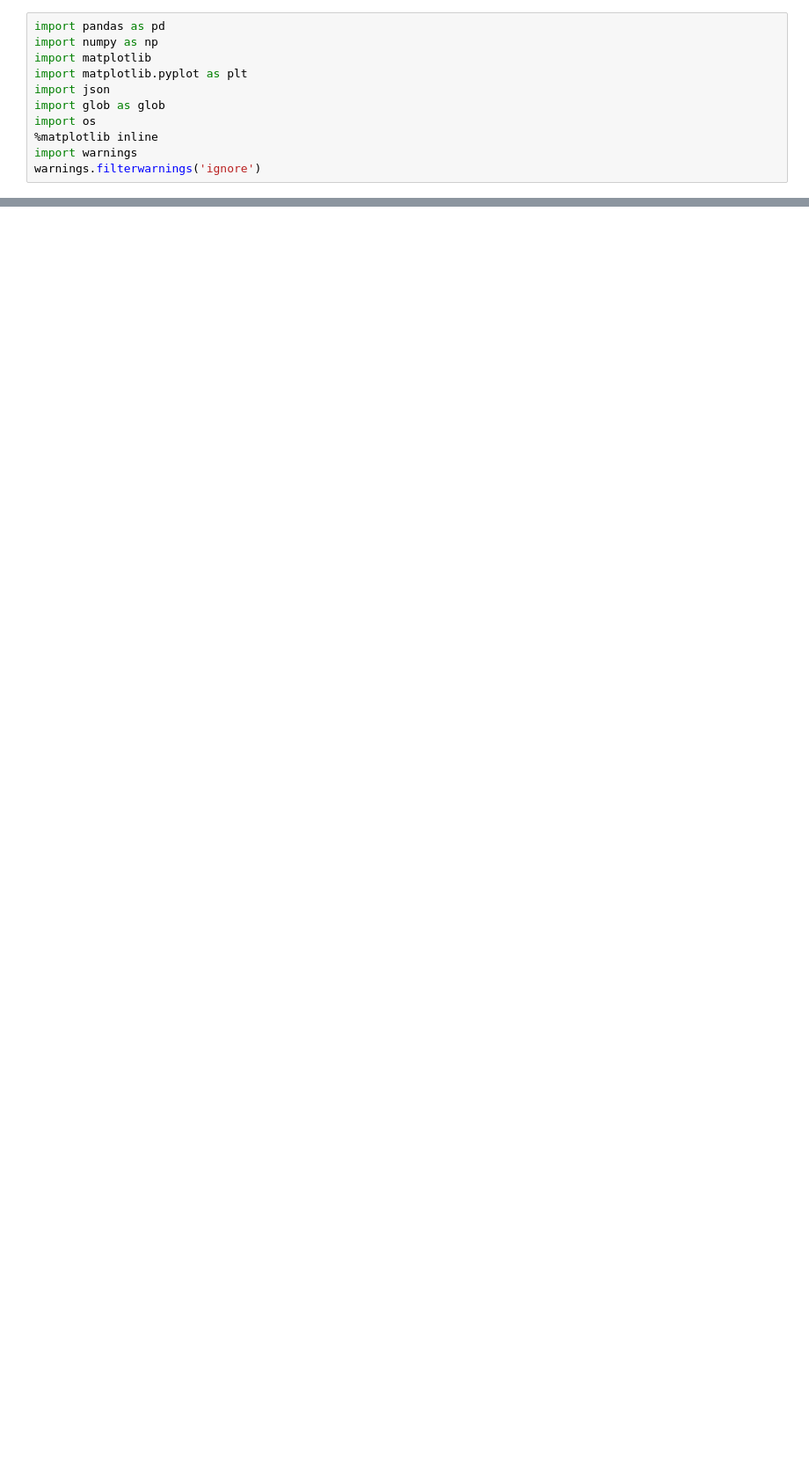
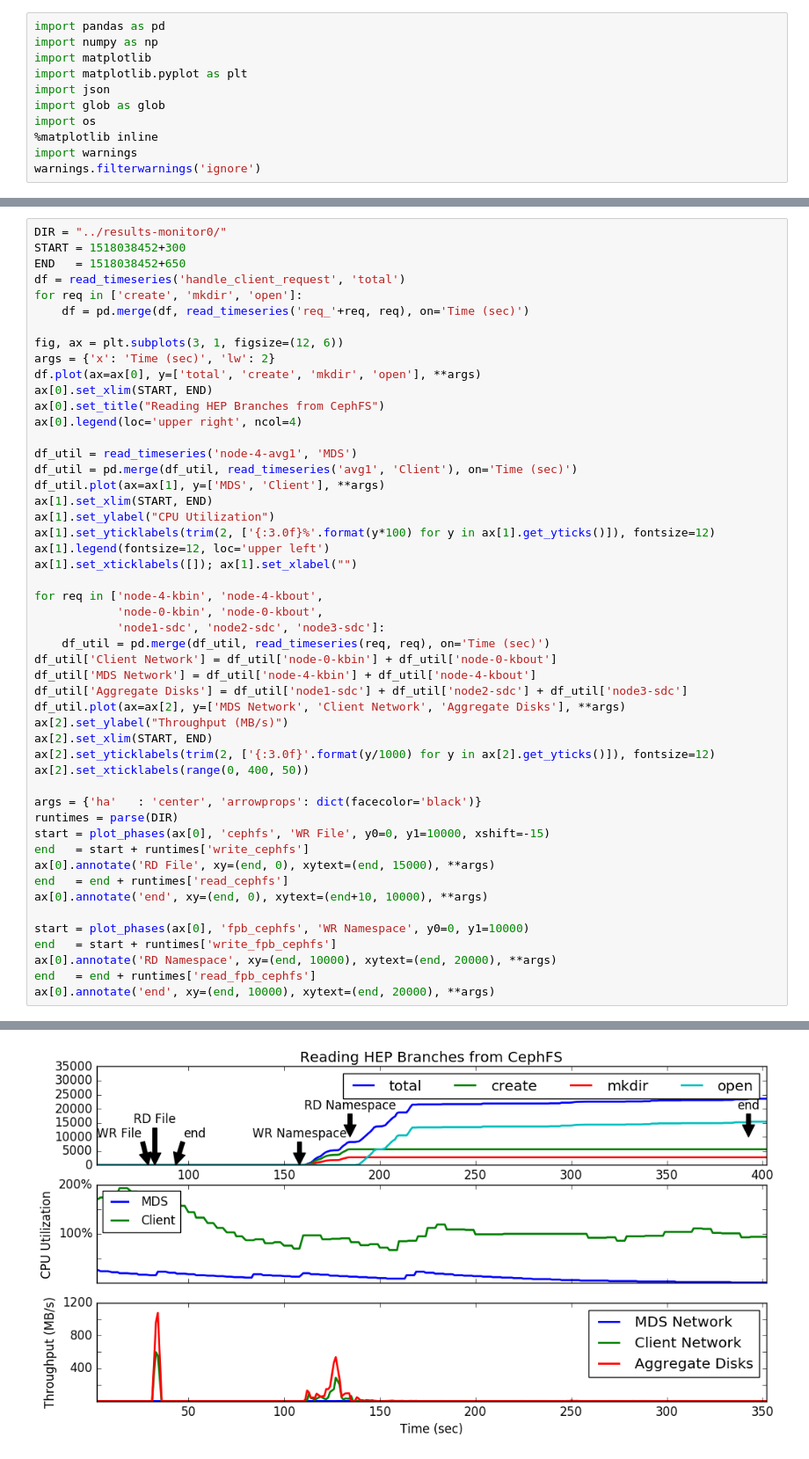
Before and after one commit to michaelsevilla/paulocto-popper, a Jupyter notebook: pipelines/hep/visualize/viz-rsrc.ipynb, the cells around one changed output, grey strips where cells are left out. Shown: that part at 88% size. Drawn from its saved outputs; the diff is of its cells as text; blank space fills up the shorter version.

```diff
--- a/pipelines/hep/visualize/viz-rsrc.ipynb
+++ b/pipelines/hep/visualize/viz-rsrc.ipynb
@@ -63,3 +61,54 @@ def parse(expdir):
         d['run'] = 0
         df = df.append(d, ignore_index=True)
     return df.pivot(index='run', values='rtime', columns='job')
+# %%
+DIR = "../results-monitor0/"
+START = 1518038452+300
+END   = 1518038452+650
+df = read_timeseries('handle_client_request', 'total')
+for req in ['create', 'mkdir', 'open']:
+    df = pd.merge(df, read_timeseries('req_'+req, req), on='Time (sec)')
+
+fig, ax = plt.subplots(3, 1, figsize=(12, 6))
+args = {'x': 'Time (sec)', 'lw': 2}
+df.plot(ax=ax[0], y=['total', 'create', 'mkdir', 'open'], **args)
+ax[0].set_xlim(START, END)
+ax[0].set_title("Reading HEP Branches from CephFS")
+ax[0].legend(loc='upper right', ncol=4)
+
+df_util = read_timeseries('node-4-avg1', 'MDS')
+df_util = pd.merge(df_util, read_timeseries('avg1', 'Client'), on='Time (sec)')
+df_util.plot(ax=ax[1], y=['MDS', 'Client'], **args)
+ax[1].set_xlim(START, END)
+ax[1].set_ylabel("CPU Utilization")
+ax[1].set_yticklabels(trim(2, ['{:3.0f}%'.format(y*100) for y in ax[1].get_yticks()]), fontsize=12)
+ax[1].legend(fontsize=12, loc='upper left')
+ax[1].set_xticklabels([]); ax[1].set_xlabel("")
+
+for req in ['node-4-kbin', 'node-4-kbout',
+            'node-0-kbin', 'node-0-kbout',
+            'node1-sdc', 'node2-sdc', 'node3-sdc']:
+    df_util = pd.merge(df_util, read_timeseries(req, req), on='Time (sec)')
+df_util['Client Network'] = df_util['node-0-kbin'] + df_util['node-0-kbout']
+df_util['MDS Network'] = df_util['node-4-kbin'] + df_util['node-4-kbout']
+df_util['Aggregate Disks'] = df_util['node1-sdc'] + df_util['node2-sdc'] + df_util['node3-sdc']
+df_util.plot(ax=ax[2], y=['MDS Network', 'Client Network', 'Aggregate Disks'], **args)
+ax[2].set_ylabel("Throughput (MB/s)")
+ax[2].set_xlim(START, END)
+ax[2].set_yticklabels(trim(2, ['{:3.0f}'.format(y/1000) for y in ax[2].get_yticks()]), fontsize=12)
+ax[2].set_xticklabels(range(0, 400, 50))
+
+args = {'ha'   : 'center', 'arrowprops': dict(facecolor='black')}
+runtimes = parse(DIR)
+start = plot_phases(ax[0], 'cephfs', 'WR File', y0=0, y1=10000, xshift=-15)
+end   = start + runtimes['write_cephfs']
+ax[0].annotate('RD File', xy=(end, 0), xytext=(end, 15000), **args)
+end   = end + runtimes['read_cephfs']
+ax[0].annotate('end', xy=(end, 0), xytext=(end+10, 10000), **args)
+
+start = plot_phases(ax[0], 'fpb_cephfs', 'WR Namespace', y0=0, y1=10000)
+end   = start + runtimes['write_fpb_cephfs']
+ax[0].annotate('RD Namespace', xy=(end, 10000), xytext=(end, 20000), **args)
+end   = end + runtimes['read_fpb_cephfs']
+ax[0].annotate('end', xy=(end, 10000), xytext=(end, 20000), **args)
+# %% [output]
@@ -65,0 +118 @@ def parse(expdir):
+[figure, added]
```
Also changed, not shown: parts of 4 cells of this notebook, 21 other files.
